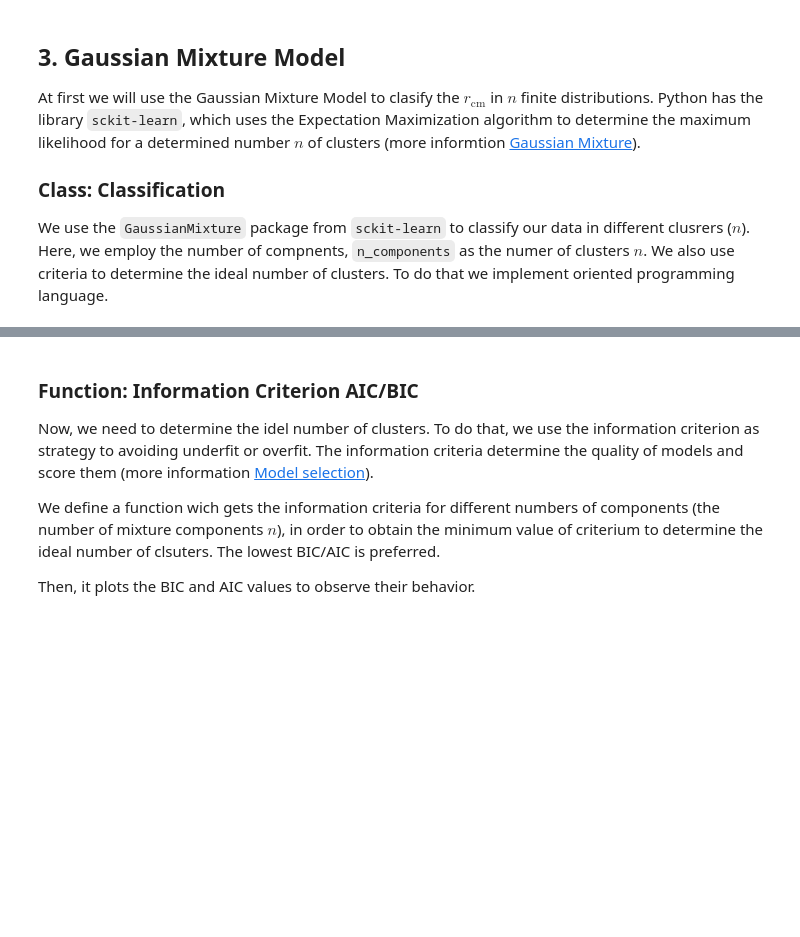
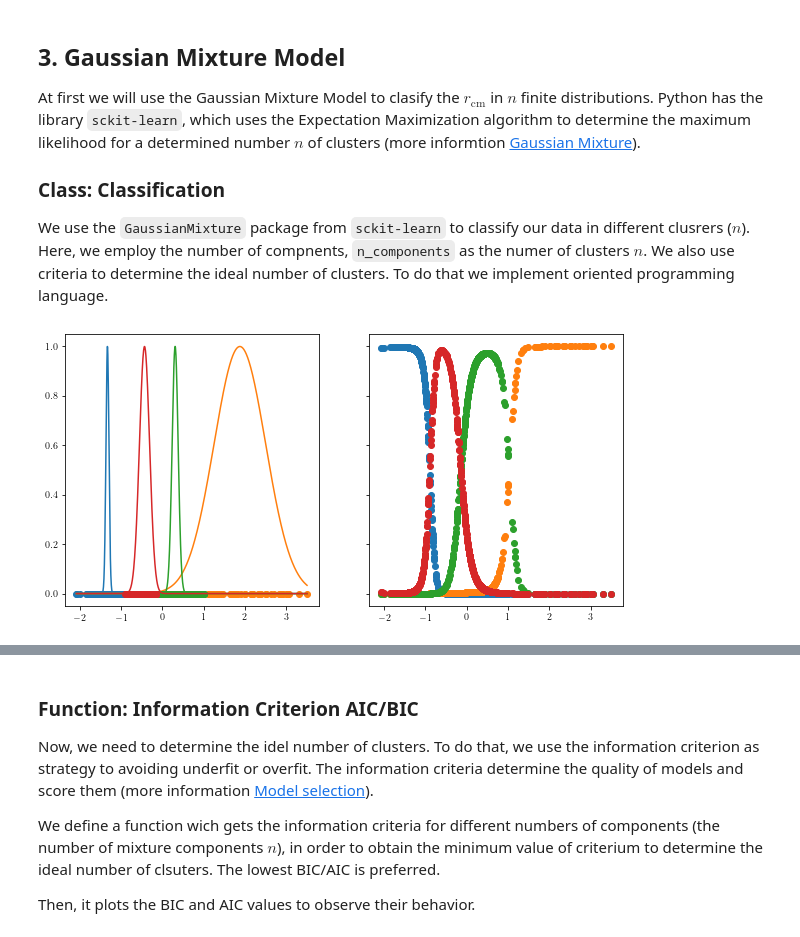
Before and after one commit to fjbautistas/Mixture_Gaussian_CM_of_Planets, a Jupyter notebook: Clasification.ipynb, the cells around one changed output, grey strips where cells are left out. Cells and saved outputs as stored; diff of their text form; code cells hidden in the pictures; blank space fills up the shorter version.

```diff
--- a/Clasification.ipynb
+++ b/Clasification.ipynb
@@ -245 +279,7 @@ class classification:
+# %%
+AA = classification(CoM, True)
+AA.GMM(4)
+AA.clusters_plot()
+# %% [output]
+[figure, added]
 # %%
```
Also changed, not shown: parts of 7 cells of this notebook.
